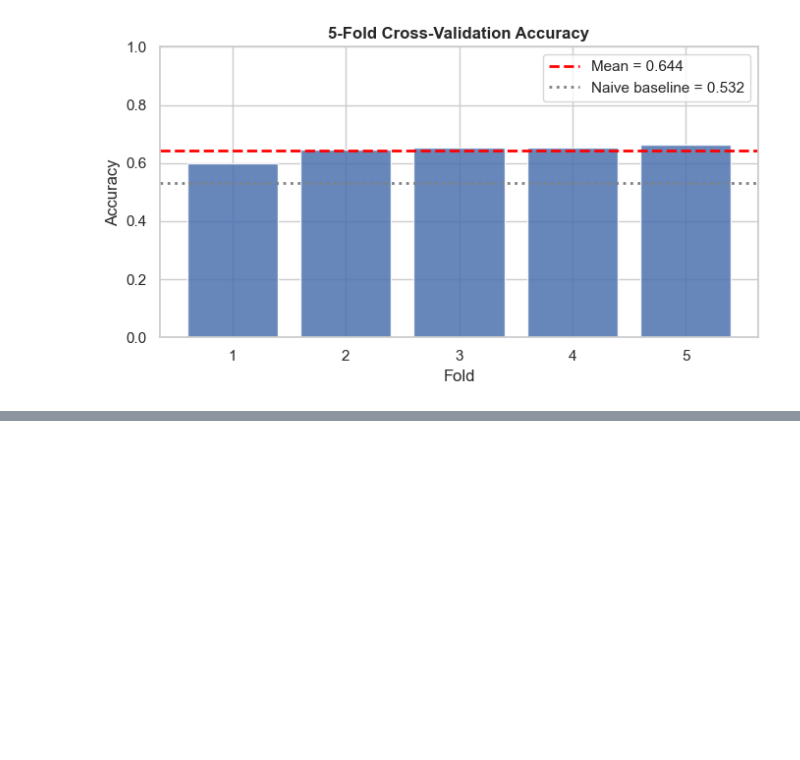
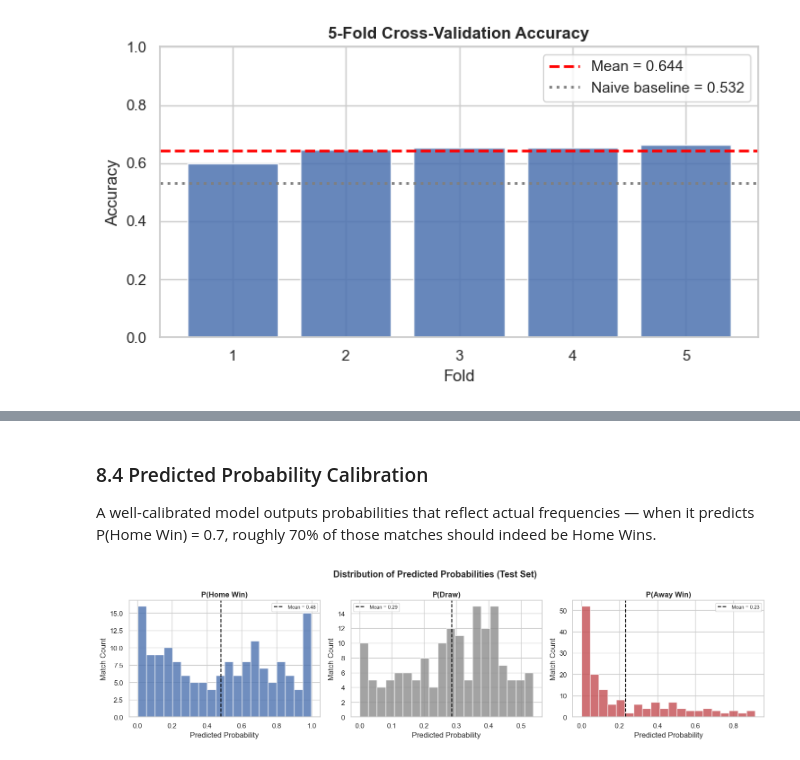
Before and after one commit to Mitko-10/DataScience-final-, a Jupyter notebook: laliga-match-prediction.ipynb, the cells around one changed output, grey strips where cells are left out. Saved outputs shown, nothing was run; the diff lists cells and outputs as text; code cells hidden in the pictures; blank space fills up the shorter version.

```diff
--- a/laliga-match-prediction.ipynb
+++ b/laliga-match-prediction.ipynb
@@ -845,0 +948,23 @@ Mean ± Std     : 0.6438 ± 0.0225
+# %% [markdown]
+### 8.4 Predicted Probability Calibration
+
+A well-calibrated model outputs probabilities that reflect actual frequencies — when it predicts P(Home Win) = 0.7, roughly 70% of those matches should indeed be Home Wins.
+# %%
+fig, axes = plt.subplots(1, 3, figsize=(15, 4))
+cls_names  = ['Home Win', 'Draw', 'Away Win']
+colors_cls = ['#4C72B0', '#8c8c8c', '#C44E52']
+
+for i, (cls, ax) in enumerate(zip(cls_names, axes)):
+    ax.hist(y_prob[:, i], bins=20, color=colors_cls[i], alpha=0.8, edgecolor='white')
+    ax.set_title(f'P({cls})', fontweight='bold')
+    ax.set_xlabel('Predicted Probability')
+    ax.set_ylabel('Match Count')
+    ax.axvline(y_prob[:, i].mean(), color='black', linestyle='--',
+               label=f'Mean = {y_prob[:,i].mean():.2f}')
+    ax.legend(fontsize=8)
+
+plt.suptitle('Distribution of Predicted Probabilities (Test Set)', fontweight='bold')
+plt.tight_layout()
+plt.show()
+# %% [output]
+[figure, added]
```
Also changed, not shown: parts of 6 cells of this notebook.
